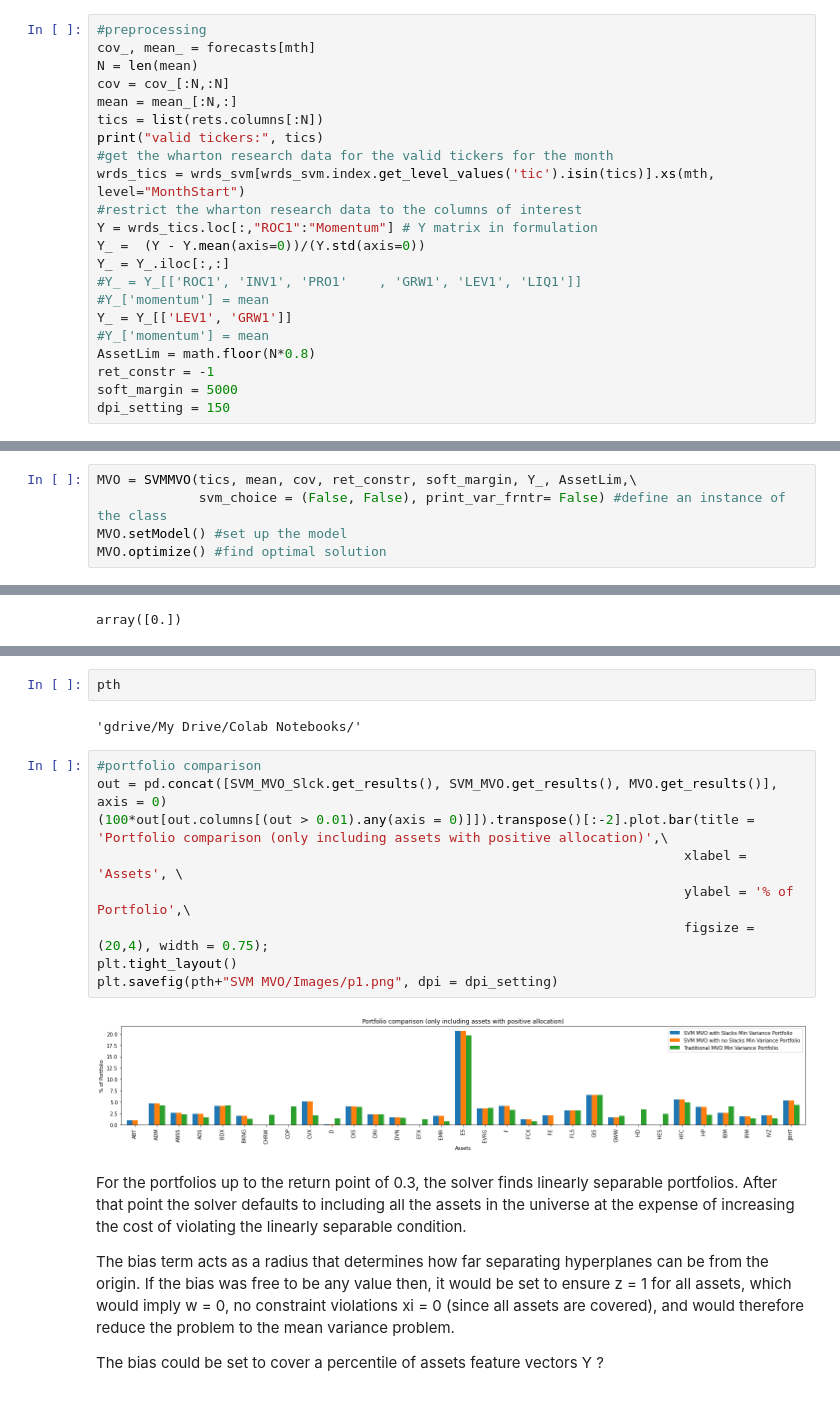
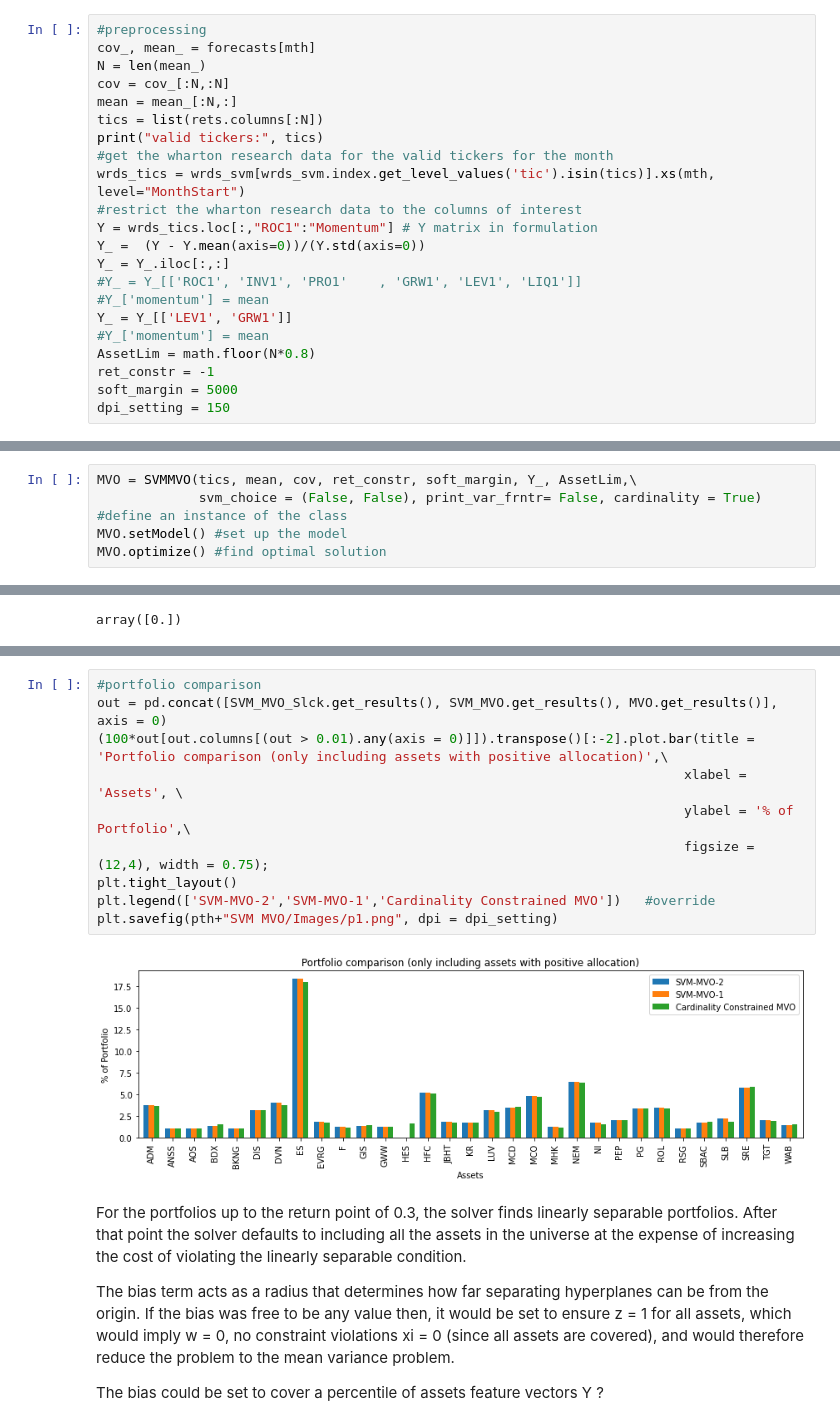
Before and after one commit to davidislip/SVM-and-MVO, a Jupyter notebook: Joint_Optimization_2_Factor_Single_Month.ipynb, the cells around one changed output, grey strips where cells are left out. Drawn from its saved outputs; the diff is of its cells as text.

```diff
--- a/Joint_Optimization_2_Factor_Single_Month.ipynb
+++ b/Joint_Optimization_2_Factor_Single_Month.ipynb
@@ -78,7 +103,7 @@ Timestamp('2000-07-01 00:00:00')
 # %%
 #preprocessing
 cov_, mean_ = forecasts[mth]
-N = len(mean)
+N = len(mean_)
 cov = cov_[:N,:N]
 mean = mean_[:N,:]
 tics = list(rets.columns[:N])
@@ -115,7 +155,7 @@ Set parameter LicenseID
 ### Simple Min Variance Portfolio
 # %%
 MVO = SVMMVO(tics, mean, cov, ret_constr, soft_margin, Y_, AssetLim,\
-             svm_choice = (False, False), print_var_frntr= False) #define an instance of the class
+             svm_choice = (False, False), print_var_frntr= False, cardinality = True) #define an instance of the class
 MVO.setModel() #set up the model
 MVO.optimize() #find optimal solution
 # %% [output]
@@ -275,18 +314,15 @@ Best objective 6.713734951998e-02, best bound 6.713734951998e-02, gap 0.0000%
-# %%
-pth
-# %% [output]
-'gdrive/My Drive/Colab Notebooks/'
 # %%
 #portfolio comparison
 out = pd.concat([SVM_MVO_Slck.get_results(), SVM_MVO.get_results(), MVO.get_results()], axis = 0)
 (100*out[out.columns[(out > 0.01).any(axis = 0)]]).transpose()[:-2].plot.bar(title = 'Portfolio comparison (only including assets with positive allocation)',\
                                                                            xlabel = 'Assets', \
                                                                            ylabel = '% of Portfolio',\
-                                                                           figsize = (20,4), width = 0.75);
+                                                                           figsize = (12,4), width = 0.75);
 plt.tight_layout()
+plt.legend(['SVM-MVO-2','SVM-MVO-1','Cardinality Constrained MVO'])   #override
 plt.savefig(pth+"SVM MVO/Images/p1.png", dpi = dpi_setting)
 # %% [output]
-[figure, old version]
+[figure, new version]
 # %% [markdown]
 For the portfolios up to the return point of 0.3, the solver finds linearly separable portfolios. After that point the solver defaults to including all the assets in the universe at the expense of increasing the cost of violating the linearly separable condition.
 
```
Also changed, not shown: parts of 18 cells of this notebook.
